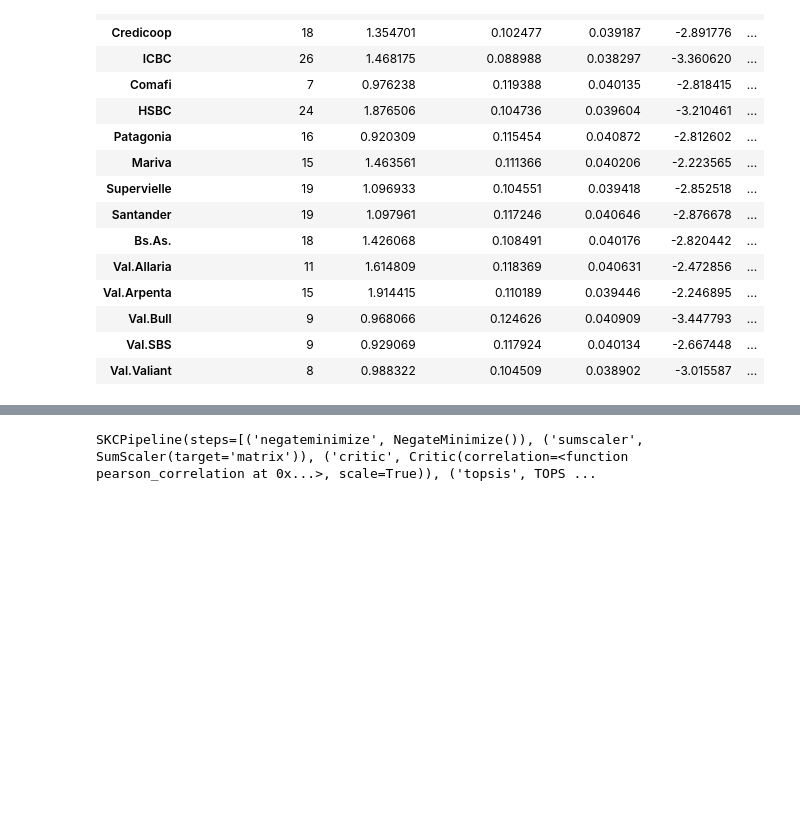
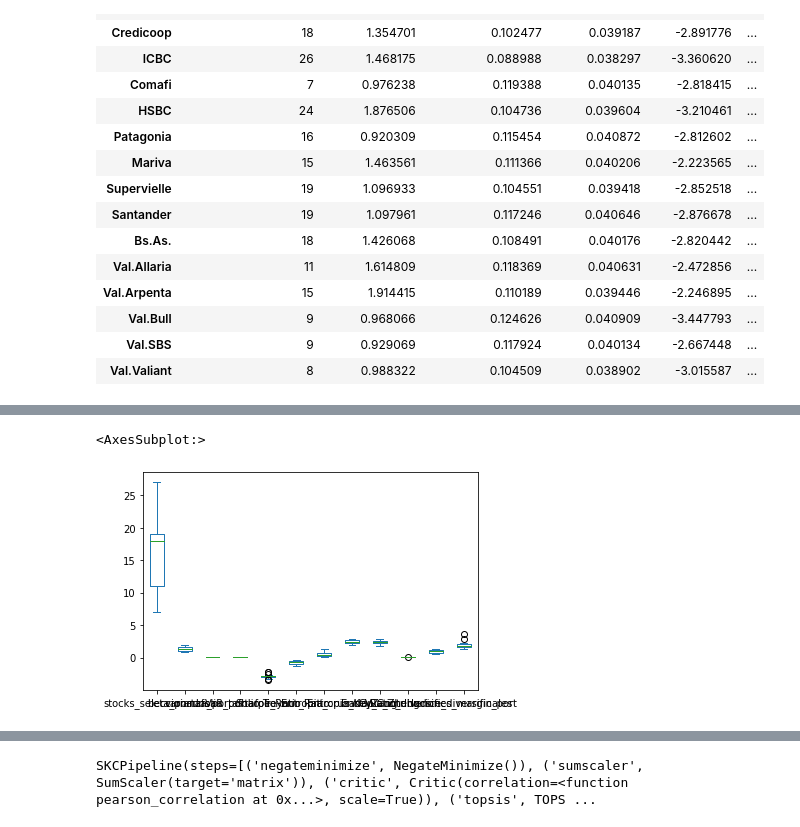
Before and after one commit to quatrope/garpar, a Jupyter notebook: draft/FCIevaluate.ipynb, the cells around one changed output, grey strips where cells are left out. Saved outputs shown, nothing was run; the diff lists cells and outputs as text; code cells hidden in the pictures; blank space fills up the shorter version.

```diff
--- a/draft/FCIevaluate.ipynb
+++ b/draft/FCIevaluate.ipynb
@@ -145,0 +195,5 @@ metrics
+# %%
+metrics.plot.box()
+# %% [output]
+<AxesSubplot:>
+[figure, added]
```
Also changed, not shown: parts of 23 cells of this notebook, 2 other files.
